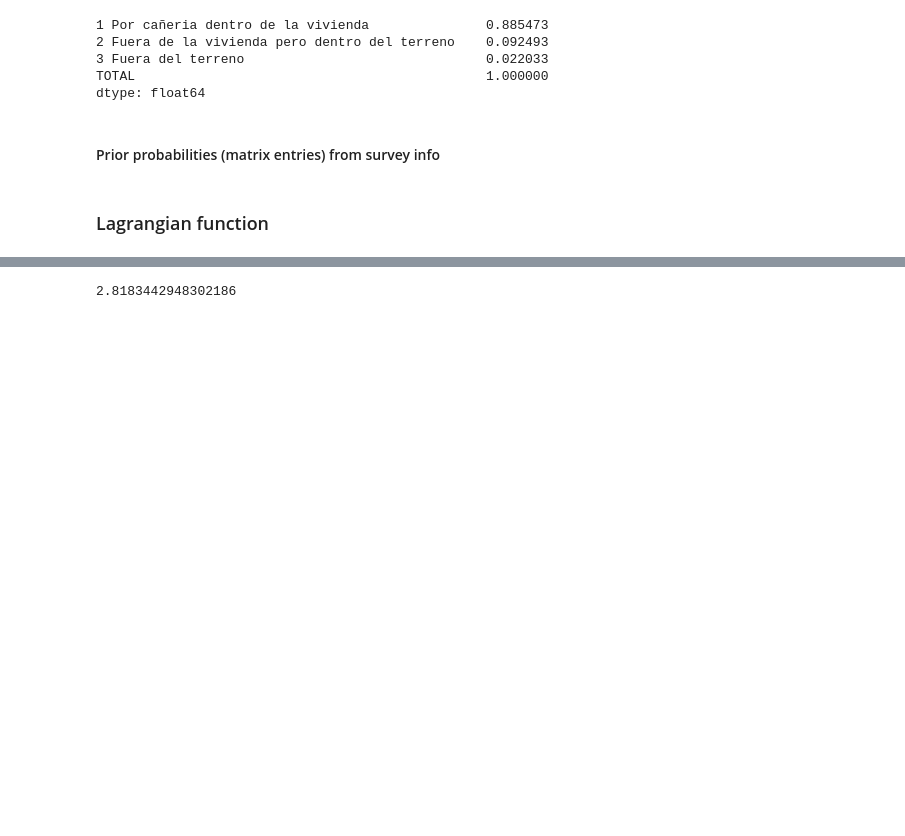
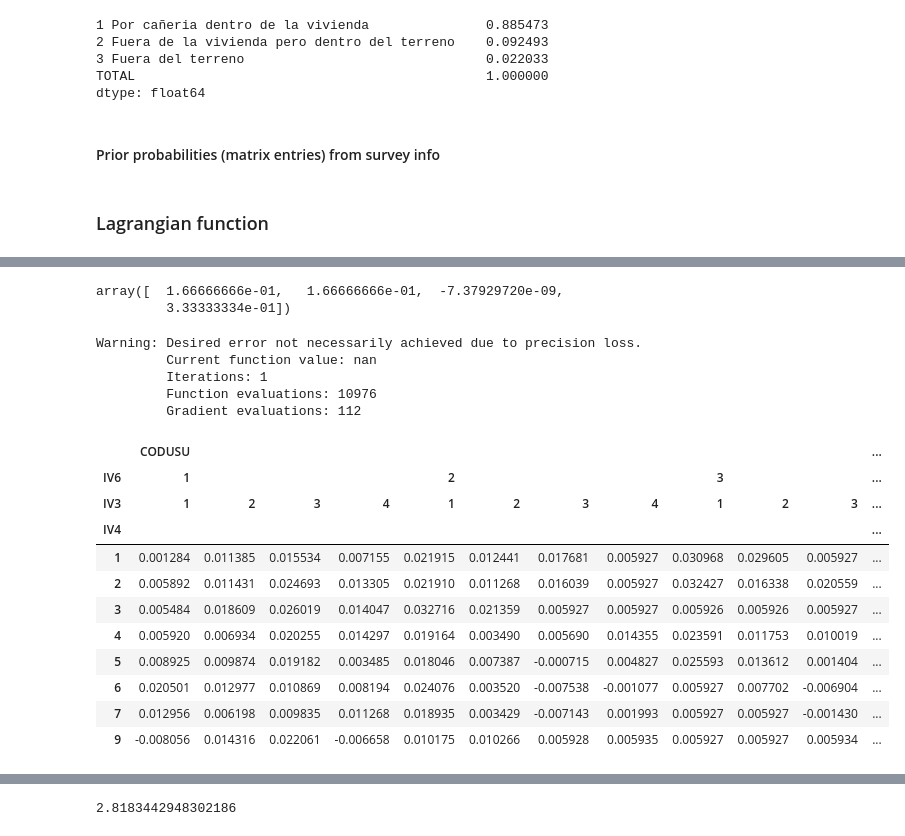
Before and after one commit to matuteiglesias/microdatos-EPH-INDEC, a Jupyter notebook: MaxEnt/Harmonize Census to EPH Survey.ipynb, the cells around one changed output, grey strips where cells are left out. Saved outputs shown, nothing was run; the diff lists cells and outputs as text; code cells hidden in the pictures; blank space fills up the shorter version.

Commit message:
Added user created data

```diff
--- a/MaxEnt/Harmonize Census to EPH Survey.ipynb
+++ b/MaxEnt/Harmonize Census to EPH Survey.ipynb
@@ -163,0 +191,69 @@ def L(x, q_mat, margins):
+# %%
+constraints = []
+for i in [0, 1]:
+    def f(M, i = i):
+        return M[i] + M[3] - .5
+    constraints.append(f)
+
+cons = [{'type':'eq', 'fun': con} for con in constraints]
+# %%
+constraints = []
+for i in [0, 1]:
+    def f(p_, shape = shape, i = i):
+        p_mat = p_.reshape(shape)
+
+        # There should be a translator of the indices from cube jkl to plain index.
+        # For each axis, fix the axis, then do a for loop in which the L (or J, K) equations are written as functions
+        # This should be done in paper first
+
+#         return p_mat.sum(axis = tuple([t for t in range(len(shape)) if t != dim])) - margins[dim].values
+
+        return M[i] + M[3] - .5
+    constraints.append(f)
+
+cons = [{'type':'eq', 'fun': con} for con in constraints]
+# %%
+def Test(M):
+    return (M**2).sum()
+
+res = minimize(lambda M: Test(M), M_0, constraints = cons)
+res['x']
+# %% [output]
+array([  1.66666666e-01,   1.66666666e-01,  -7.37929720e-09,
+         3.33333334e-01])
+# %%
+p_0 = uncorr_fill_p.values.reshape(shape)
+
+res = minimize(lambda p_mat: MaxEnt(p_mat, q_mat), p_0,# constraints = constraints,
+                   method='Nelder-Mead',
+                  options={'disp': True,
+                           'maxiter': 10000000,
+                           'xatol': 0.00001,
+                           'fatol': 0.00001,
+                           'maxfev': 1000000})
+# %% [output]
+Warning: Desired error not necessarily achieved due to precision loss.
+         Current function value: nan
+         Iterations: 1
+         Function evaluations: 10976
+         Gradient evaluations: 112
+# %%
+p_mat_ = np.array(res['x']).reshape(shape)
+p_= pd.DataFrame(p_mat_.reshape(qjkl.shape),
+             columns = qjkl.columns, index = qjkl.index)
+p_ = p_/p_.sum().sum()
+# %%
+p_
+# %% [output]
+|  | CODUSU |  |  |  |  |  |  |  |  |  |  | ... |
+| IV6 | 1 |  |  |  | 2 |  |  |  | 3 |  |  | ... |
+| IV3 | 1 | 2 | 3 | 4 | 1 | 2 | 3 | 4 | 1 | 2 | 3 | ... |
+| IV4 |  |  |  |  |  |  |  |  |  |  |  | ... |
+| 1 | 0.001284 | 0.011385 | 0.015534 | 0.007155 | 0.021915 | 0.012441 | 0.017681 | 0.005927 | 0.030968 | 0.029605 | 0.005927 | ... |
+| 2 | 0.005892 | 0.011431 | 0.024693 | 0.013305 | 0.021910 | 0.011268 | 0.016039 | 0.005927 | 0.032427 | 0.016338 | 0.020559 | ... |
+| 3 | 0.005484 | 0.018609 | 0.026019 | 0.014047 | 0.032716 | 0.021359 | 0.005927 | 0.005927 | 0.005926 | 0.005926 | 0.005927 | ... |
+| 4 | 0.005920 | 0.006934 | 0.020255 | 0.014297 | 0.019164 | 0.003490 | 0.005690 | 0.014355 | 0.023591 | 0.011753 | 0.010019 | ... |
+| 5 | 0.008925 | 0.009874 | 0.019182 | 0.003485 | 0.018046 | 0.007387 | -0.000715 | 0.004827 | 0.025593 | 0.013612 | 0.001404 | ... |
+| 6 | 0.020501 | 0.012977 | 0.010869 | 0.008194 | 0.024076 | 0.003520 | -0.007538 | -0.001077 | 0.005927 | 0.007702 | -0.006904 | ... |
+| 7 | 0.012956 | 0.006198 | 0.009835 | 0.011268 | 0.018935 | 0.003429 | -0.007143 | 0.001993 | 0.005927 | 0.005927 | -0.001430 | ... |
+| 9 | -0.008056 | 0.014316 | 0.022061 | -0.006658 | 0.010175 | 0.010266 | 0.005928 | 0.005935 | 0.005927 | 0.005927 | 0.005934 | ... |
```
Also changed, not shown: parts of 12 cells of this notebook.
